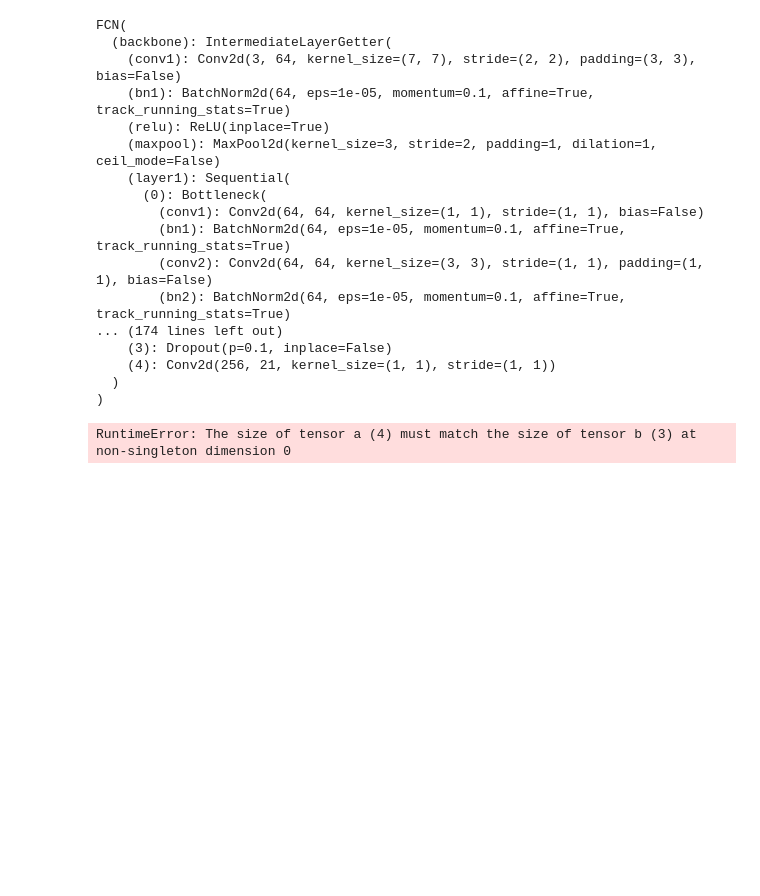
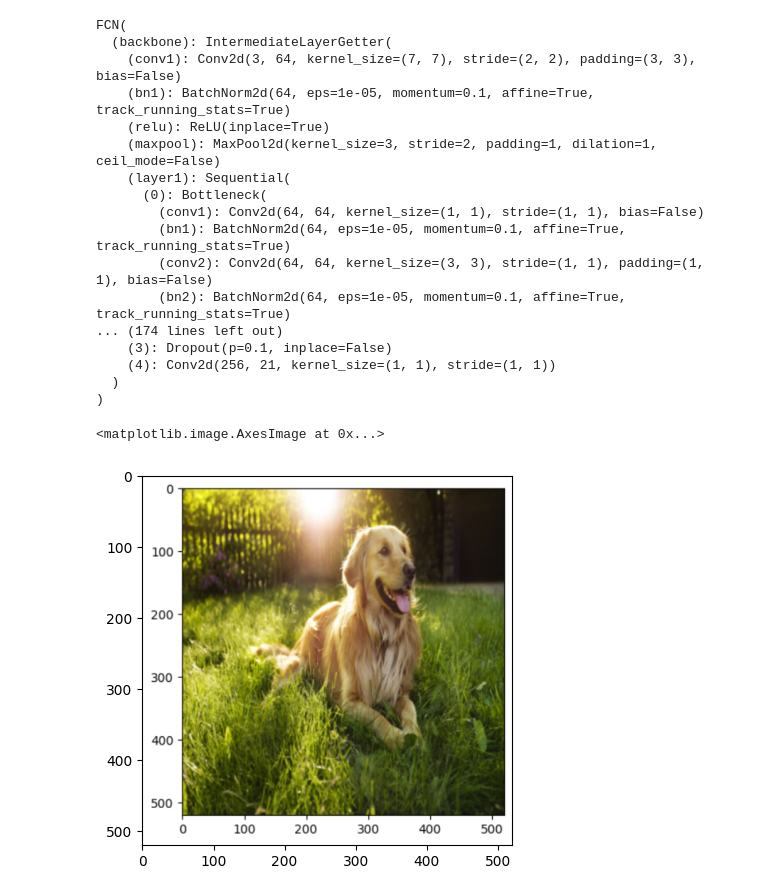
Before and after one commit to HromovAndrey/-Tu_kill_the_time, a Jupyter notebook: Untitled14.ipynb, the cells around one changed output. Saved outputs shown, nothing was run; the diff lists cells and outputs as text; code cells hidden in the pictures; blank space fills up the shorter version.

```diff
--- a/Untitled14.ipynb
+++ b/Untitled14.ipynb
@@ -34,8 +34,11 @@ FCN(
 )
 # %%
 preprocess = weights.transforms(resize_size=None)
-# %%
-batch = preprocess(img)
-batch = batch.unsqueeze(0)
-# %% [output]
-RuntimeError: The size of tensor a (4) must match the size of tensor b (3) at non-singleton dimension 0
+# %%
+# Преобразуем изображение в RGB (удаляем альфа-канал, если он есть)
+if img.shape[0] == 4:  # Если изображение имеет 4 канала (RGBA)
+    img = img[:3, :, :]  # Убираем альфа-канал
+
+# Теперь применяем препроцессинг
+batch = preprocess(img)
+batch = batch.unsqueeze(0)
@@ -41,0 +51,7 @@ RuntimeError: The size of tensor a (4) must match the size of tensor b (3) at no
+# %%
+import matplotlib.pyplot as plt
+
+plt.imshow(img.permute(1, 2, 0))
+# %% [output]
+<matplotlib.image.AxesImage at 0x...>
+[figure, added]
```
Also changed, not shown: parts of 7 cells of this notebook.
